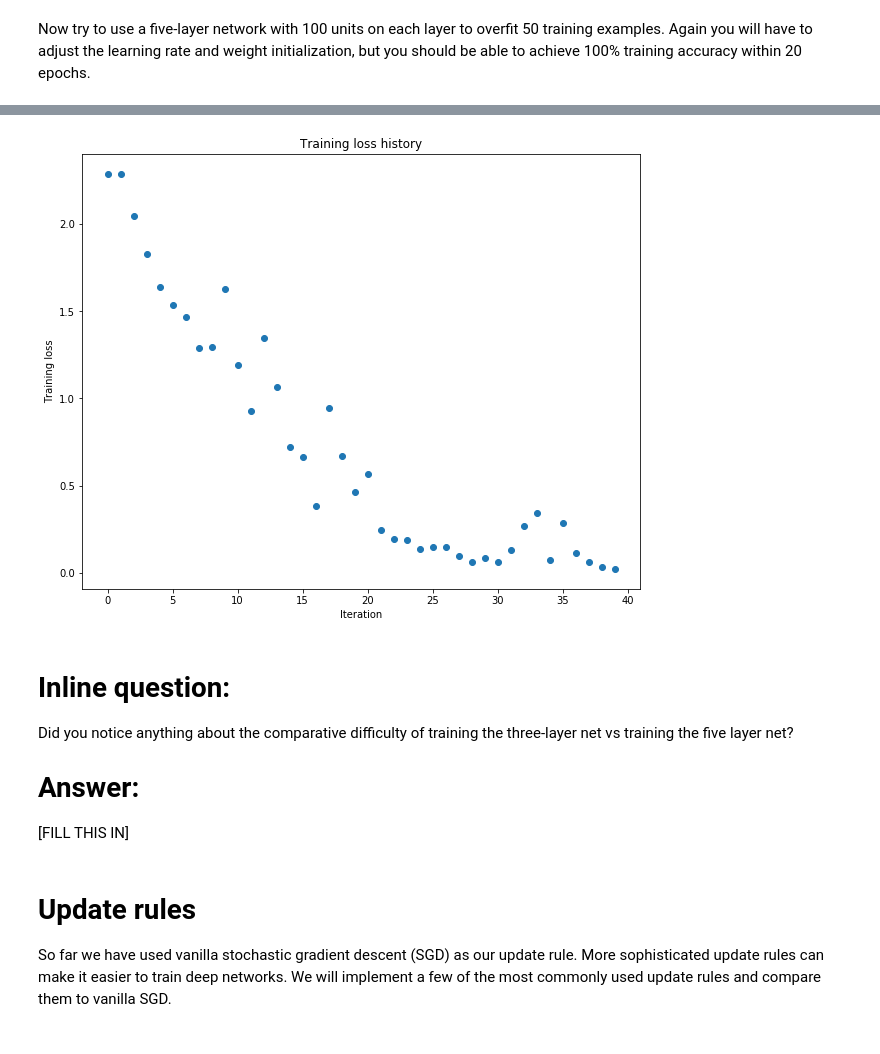
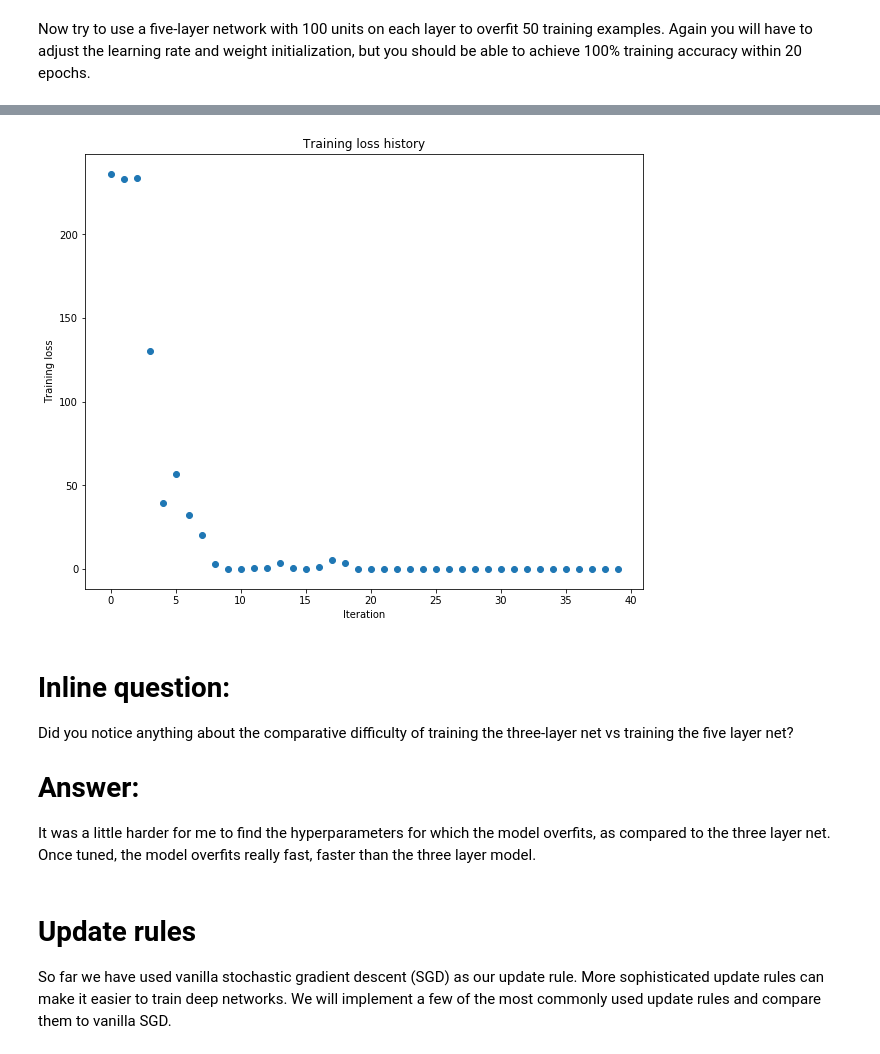
Before and after one commit to h-bo/CS231n-2, a Jupyter notebook: assignment2/FullyConnectedNets.ipynb, the cells around one changed output, grey strips where cells are left out. Drawn from its saved outputs; the diff is of its cells as text; code cells hidden in the pictures.

```diff
--- a/assignment2/FullyConnectedNets.ipynb
+++ b/assignment2/FullyConnectedNets.ipynb
@@ -488,8 +486,8 @@ small_data = {
 
 # learning_rate = 1e-3
 # weight_scale = 1e-5
-weight_scale = [1e-2]
-learning_rate = [1e-2]
+weight_scale = [1e-1]
+learning_rate = [1e-3]
 for lr in learning_rate:
     for ws in weight_scale:
         model = FullyConnectedNet([100, 100],
@@ -529,10 +527,10 @@ plt.show()
-[figure, old version]
+[figure, new version]
 # %% [markdown]
 # Inline question:
 Did you notice anything about the comparative difficulty of training the three-layer net vs training the five layer net?
 
 # Answer:
-[FILL THIS IN]
+It was a little harder for me to find the hyperparameters for which the model overfits, as compared to the three layer net. Once tuned, the model overfits really fast, faster than the three layer model.
 # %% [markdown]
 # Update rules
 So far we have used vanilla stochastic gradient descent (SGD) as our update rule. More sophisticated update rules can make it easier to train deep networks. We will implement a few of the most commonly used update rules and compare them to vanilla SGD.
```
Also changed, not shown: parts of 4 cells of this notebook, 4 other files.
